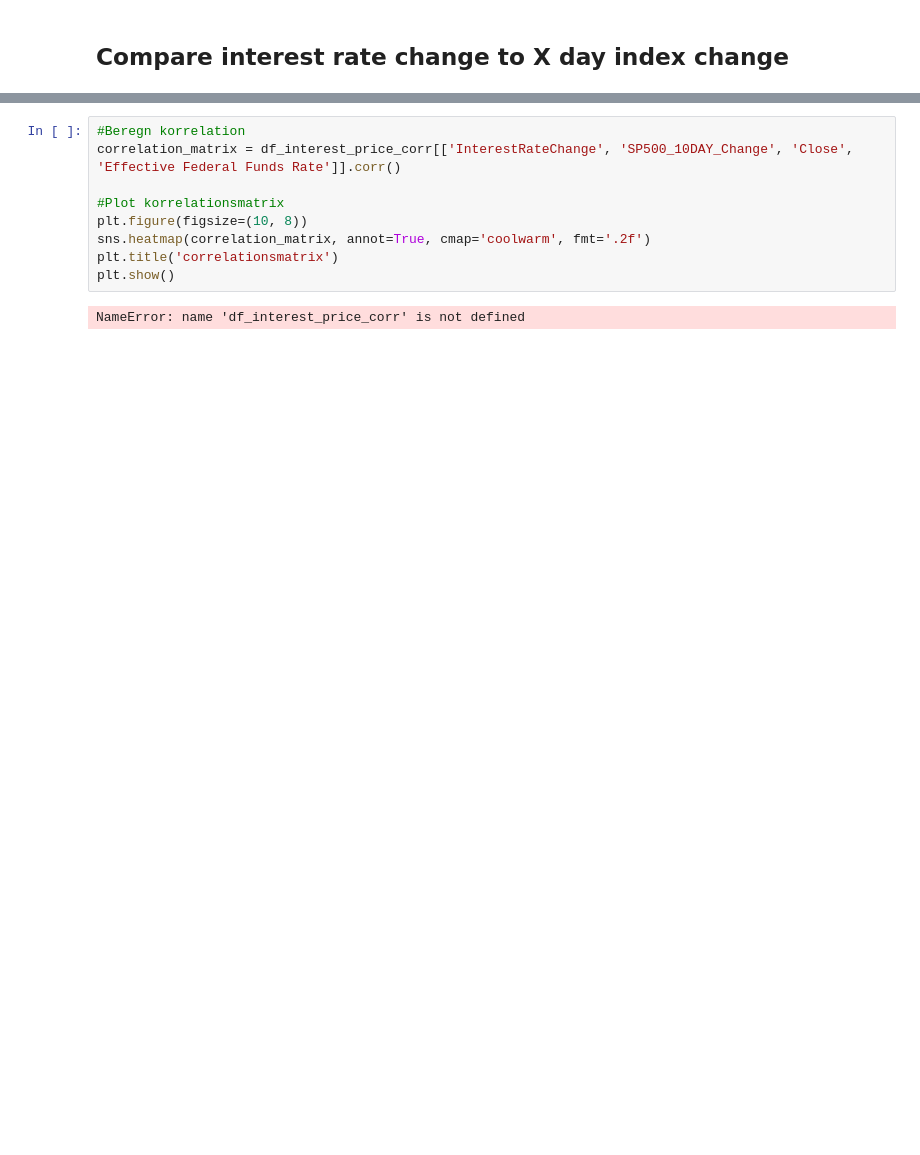
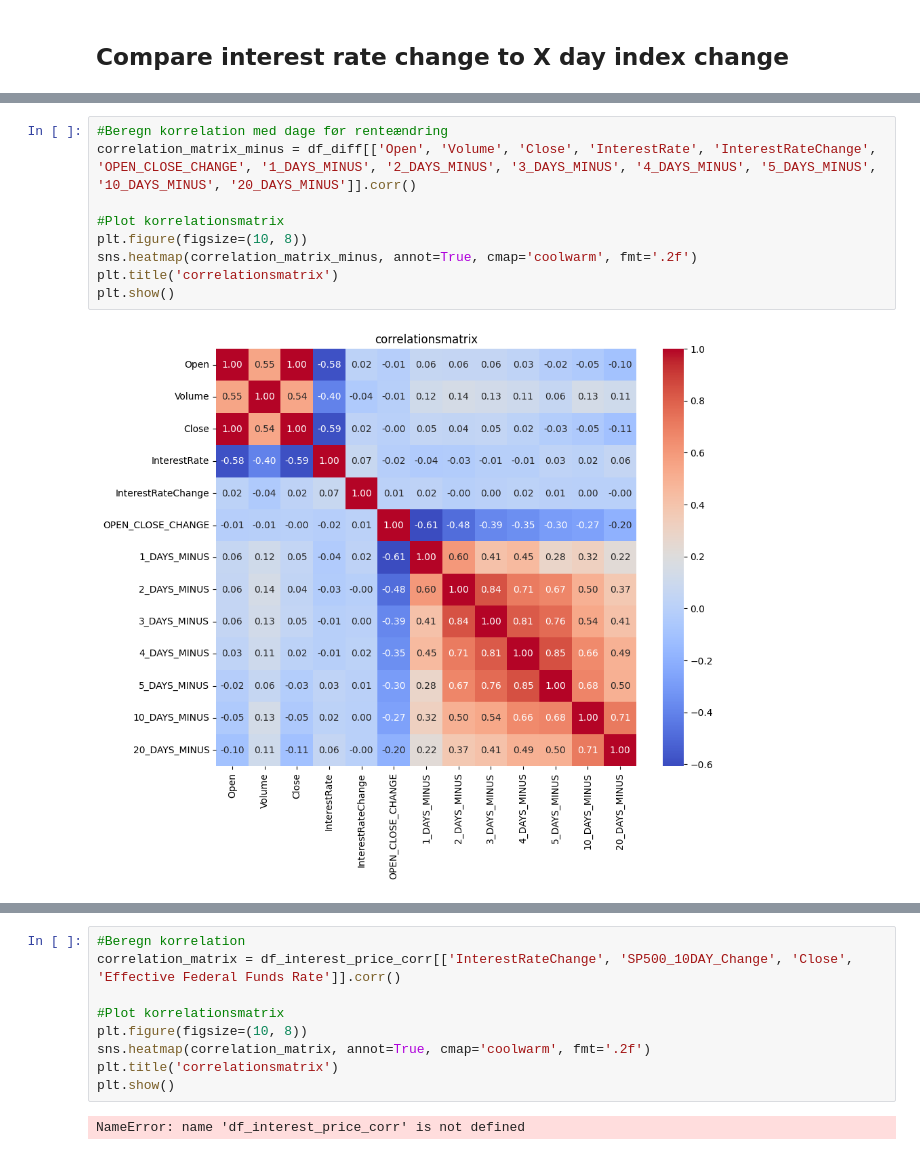
Before and after one commit to badranyoussef/bi-exam-project-stock, a Jupyter notebook: notebooks/SP500_data_preparation.ipynb, the cells around one changed output, grey strips where cells are left out. Drawn from its saved outputs; the diff is of its cells as text; blank space fills up the shorter version.

```diff
--- a/notebooks/SP500_data_preparation.ipynb
+++ b/notebooks/SP500_data_preparation.ipynb
@@ -539,3 +592,14 @@ plt.show()
+# %%
+#Beregn korrelation med dage før renteændring
+correlation_matrix_minus = df_diff[['Open', 'Volume', 'Close', 'InterestRate', 'InterestRateChange', 'OPEN_CLOSE_CHANGE', '1_DAYS_MINUS', '2_DAYS_MINUS', '3_DAYS_MINUS', '4_DAYS_MINUS', '5_DAYS_MINUS', '10_DAYS_MINUS', '20_DAYS_MINUS']].corr()
+
+#Plot korrelationsmatrix
+plt.figure(figsize=(10, 8))
+sns.heatmap(correlation_matrix_minus, annot=True, cmap='coolwarm', fmt='.2f')
+plt.title('correlationsmatrix')
+plt.show()
+# %% [output]
+[figure, added]
 # %%
 # Preparing data for comparing interest rate changes to
 # from correlation import fe_interest_changes
```
Also changed, not shown: parts of 19 cells of this notebook, 3 other files.
